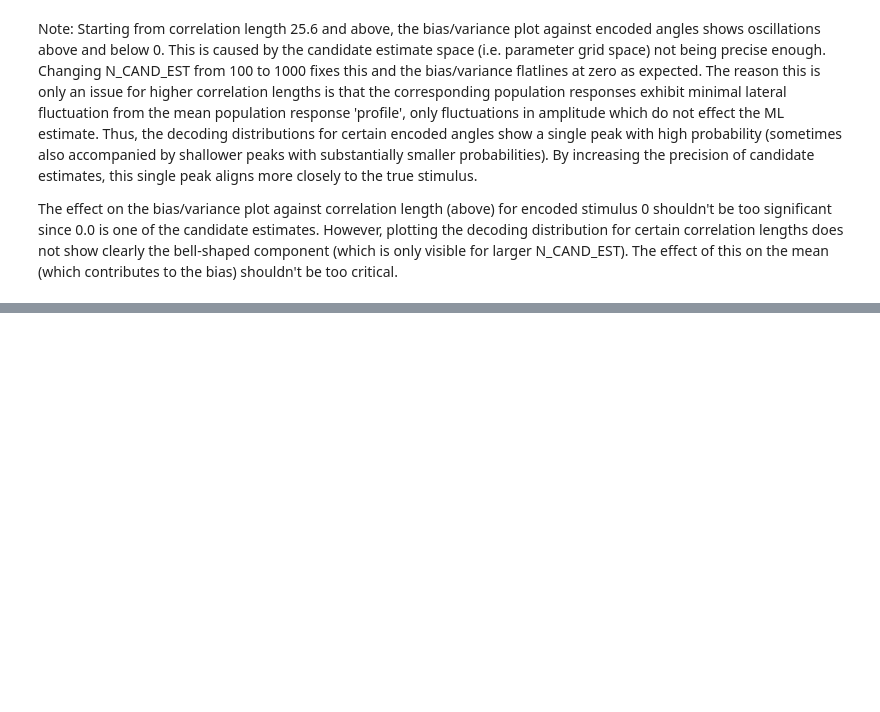
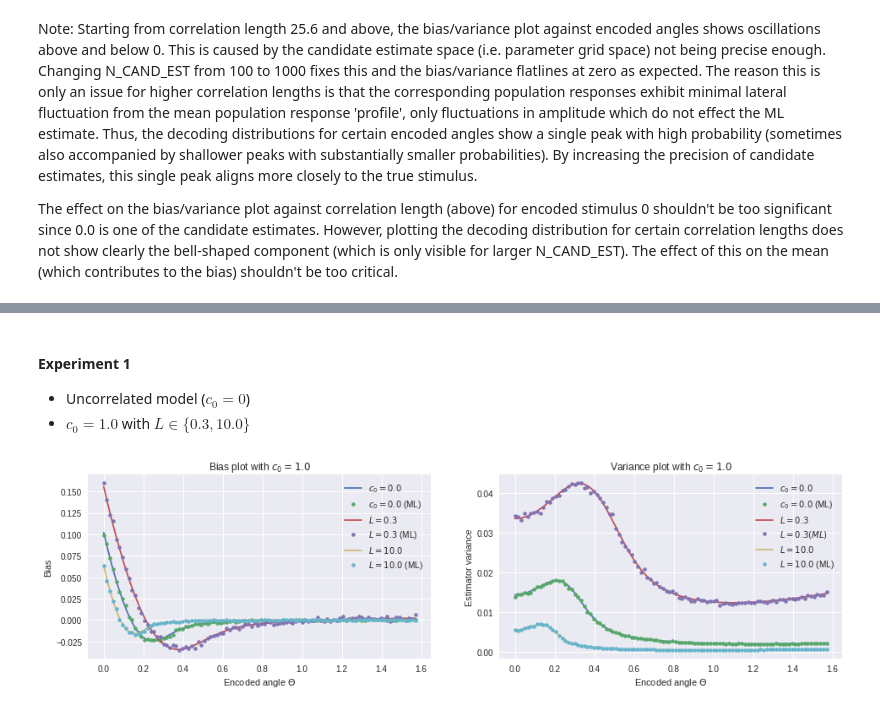
Before and after one commit to dtailor17/neural-population-codes, a Jupyter notebook: noise_correlations.ipynb, the cells around one changed output, grey strips where cells are left out. Cells and saved outputs as stored; diff of their text form; code cells hidden in the pictures; blank space fills up the shorter version.

```diff
--- a/noise_correlations.ipynb
+++ b/noise_correlations.ipynb
@@ -843,0 +889,5 @@ Inspired by figure 2 of (Sompolinsky et al., 2001)
+# %% [markdown]
+#### Experiment 1
+
+* Uncorrelated model ($c_0 = 0$)
+* $c_0 = 1.0$ with $L \in \{0.3, 10.0\}$
@@ -843,0 +915,66 @@ Inspired by figure 2 of (Sompolinsky et al., 2001)
+# %%
+max_corr = 1.0
+
+plt.rcParams['figure.figsize'] = (16, 4)
+
+# Bias plot
+plt.subplot(121)
+
+lbl = get_corr_param_dict_lbl(max_corr=0.0, corr_length=1.0) # Uncorrelated case
+biases = GP_ests_1[lbl][1]
+plt.plot(THETAS, biases, label='$c_0 = 0.0$')
+lbl = get_corr_param_dict_lbl(max_corr=0.0, corr_length=0.5)
+biases = ML_ests_1[lbl][1]
+plt.plot(THETAS, biases, '.', mew=1, label='$c_0 = 0.0$ (ML)')
+
+corr_length = 0.3
+lbl = get_corr_param_dict_lbl(max_corr=max_corr, corr_length=corr_length)
+biases = GP_ests_1[lbl][1]
+plt.plot(THETAS, biases, label='$L = {0}$'.format(corr_length))
+biases = ML_ests_2[lbl][1]
+plt.plot(THETAS, biases, '.', mew=1, label='$L = {0}$ (ML)'.format(corr_length))
+
+corr_length = 10.0
+lbl = get_corr_param_dict_lbl(max_corr=max_corr, corr_length=corr_length)
+biases = GP_ests_1[lbl][1]
+plt.plot(THETAS, biases, label='$L = {0}$'.format(corr_length))
+biases = ML_ests_3[lbl][1]
+plt.plot(THETAS, biases, '.', mew=1, label='$L = {0}$ (ML)'.format(corr_length))
+
+plt.legend()
+plt.xlabel('Encoded angle $\Theta$')
+plt.ylabel('Bias')
+plt.title('Bias plot with $c_0 = 1.0$')
+
+# Variance plot
+plt.subplot(122)
+
+lbl = get_corr_param_dict_lbl(max_corr=0.0, corr_length=1.0) # Uncorrelated case
+variances = GP_ests_1[lbl][2]
+plt.plot(THETAS, variances, label='$c_0 = 0.0$')
+lbl = get_corr_param_dict_lbl(max_corr=0.0, corr_length=0.5)
+variances = ML_ests_1[lbl][2]
+plt.plot(THETAS, variances, '.', mew=1, label='$c_0 = 0.0$ (ML)')
+
+corr_length = 0.3
+lbl = get_corr_param_dict_lbl(max_corr=max_corr, corr_length=corr_length)
+variances = GP_ests_1[lbl][2]
+plt.plot(THETAS, variances, label='$L = {0}$'.format(corr_length))
+variances = ML_ests_2[lbl][2]
+plt.plot(THETAS, variances, '.', mew=1, label='$L = {0} (ML)$'.format(corr_length))
+
+corr_length = 10.0
+lbl = get_corr_param_dict_lbl(max_corr=max_corr, corr_length=corr_length)
+variances = GP_ests_1[lbl][2]
+plt.plot(THETAS, variances, label='$L = {0}$'.format(corr_length))
+variances = ML_ests_3[lbl][2]
+plt.plot(THETAS, variances, '.', mew=1, label='$L = {0}$ (ML)'.format(corr_length))
+
+plt.legend()
+plt.xlabel('Encoded angle $\Theta$')
+plt.ylabel('Estimator variance')
+plt.title('Variance plot with $c_0 = 1.0$')
+
+plt.rcParams['figure.figsize'] = (10, 5)
+# %% [output]
+[figure, added]
```
Also changed, not shown: parts of 23 cells of this notebook, 1 other file.
